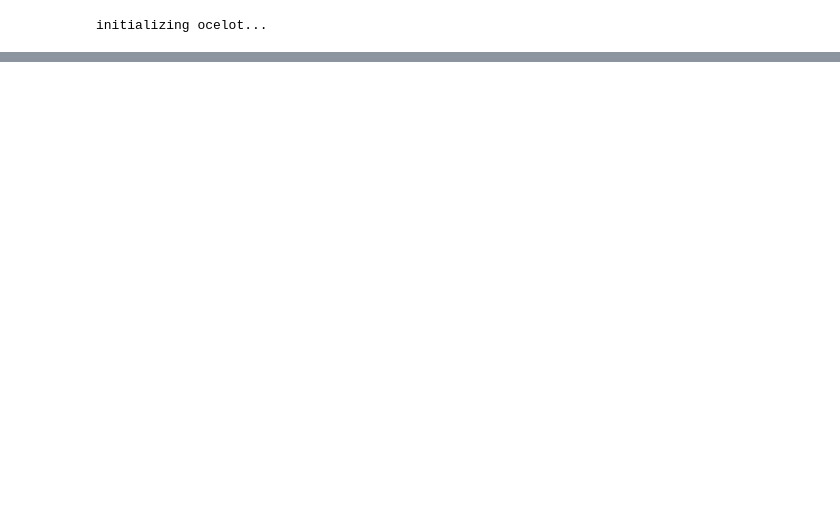
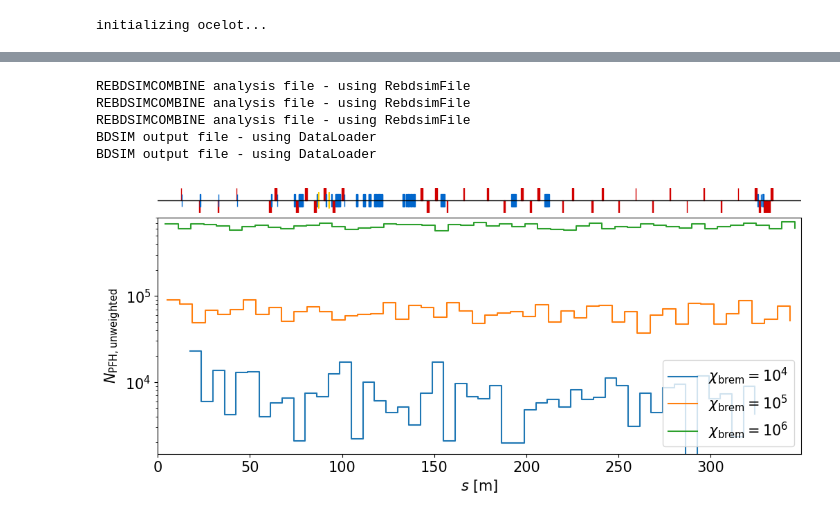
Before and after one commit to MarinDeniaud/luxe-backgrounds, a Jupyter notebook: 06_analysis/jupyter_notebooks/Adjust_biasing_factors_per_process.ipynb, the cells around one changed output, grey strips where cells are left out. Cells and saved outputs as stored; diff of their text form; code cells hidden in the pictures; blank space fills up the shorter version.

```diff
--- a/06_analysis/jupyter_notebooks/Adjust_biasing_factors_per_process.ipynb
+++ b/06_analysis/jupyter_notebooks/Adjust_biasing_factors_per_process.ipynb
@@ -52,0 +66,24 @@ hist_elecNuc_3e9 = "manchester_farm/background/results/histfiles/14592361_0_1000
+# %%
+ebrem_1e4 = "manchester_farm/background/results/mergedfiles/1000000_part_XTD8_eBrem_1e4_merged.root"
+ebrem_5e4 = "manchester_farm/background/results/mergedfiles/1000000_part_XTD8_eBrem_5e4_merged.root"
+ebrem_1e5 = "manchester_farm/background/results/mergedfiles/1000000_part_XTD8_eBrem_1e5_merged.root"
+ebrem_5e5 = "manchester_farm/background/results/mergedfiles/1000000_part_XTD8_eBrem_5e5_merged.root"
+ebrem_1e6 = "manchester_farm/background/results/mergedfiles/1000000_part_XTD8_eBrem_1e6_merged.root"
+ebrem_5e6 = "manchester_farm/background/results/mergedfiles/1000000_part_XTD8_eBrem_5e6_merged.root"
+ebrem_1e7 = "manchester_farm/background/results/mergedfiles/1000000_part_XTD8_eBrem_1e7_merged.root"
+# %%
+beamGas.plotSameHistMultipleFiles([ebrem_1e4, ebrem_1e5, ebrem_1e6], "PFH_S_fBremsstrahlung",
+                                  legend = [r"$\chi_{\rm brem} = 10^4$", r"$\chi_{\rm brem} = 10^5$", r"$\chi_{\rm brem} = 10^6$"],
+                                  ylabel=r"$N_{\rm PFH, unweighted}$", xlabel=r"$s$ [m]",
+                                  gmadfile = 'gmad_files/XTD8_matched_biasing.gmad',
+                                  logY=True, ylim=[0, 8e5], figsize=[12, 5])
+os.chdir('/Users/marindeniaud/PhD/PhD-git/luxe-backgrounds/06_analysis/')
+_plt.savefig("{}_PFH_brem_unweighted.pdf".format(save_name_prefix), dpi=300, bbox_inches='tight')
+os.chdir('/Users/marindeniaud/PhD/PhD-git/luxe-elbex')
+# %% [output]
+REBDSIMCOMBINE analysis file - using RebdsimFile
+REBDSIMCOMBINE analysis file - using RebdsimFile
+REBDSIMCOMBINE analysis file - using RebdsimFile
+BDSIM output file - using DataLoader
+BDSIM output file - using DataLoader
+[figure, new version]
```
Also changed, not shown: parts of 16 cells of this notebook, 4 other files.
